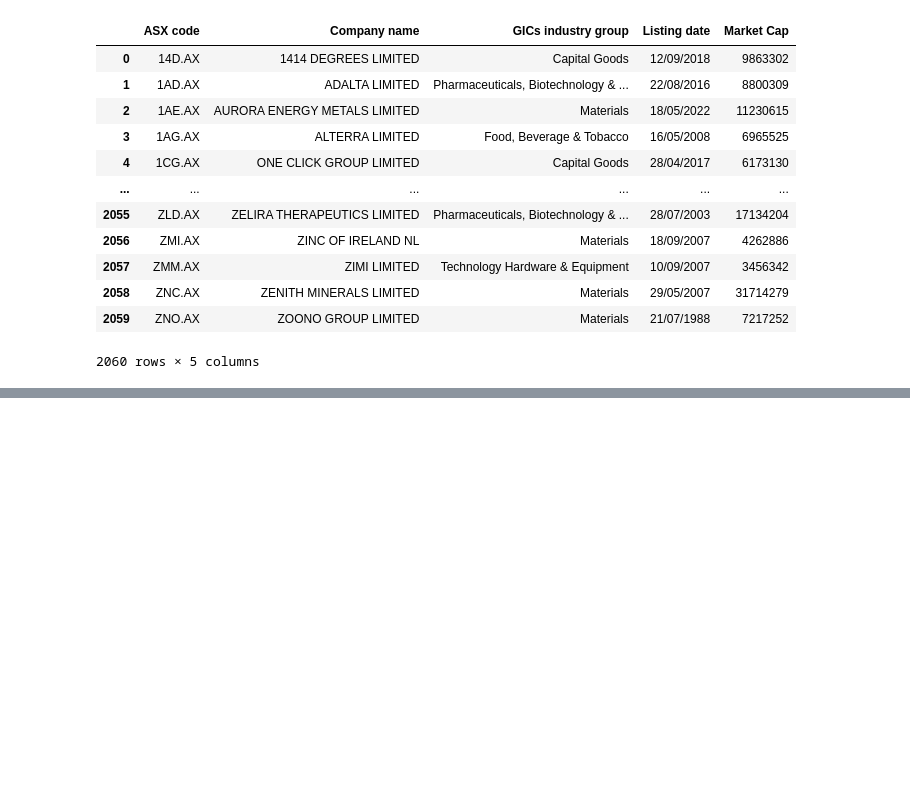
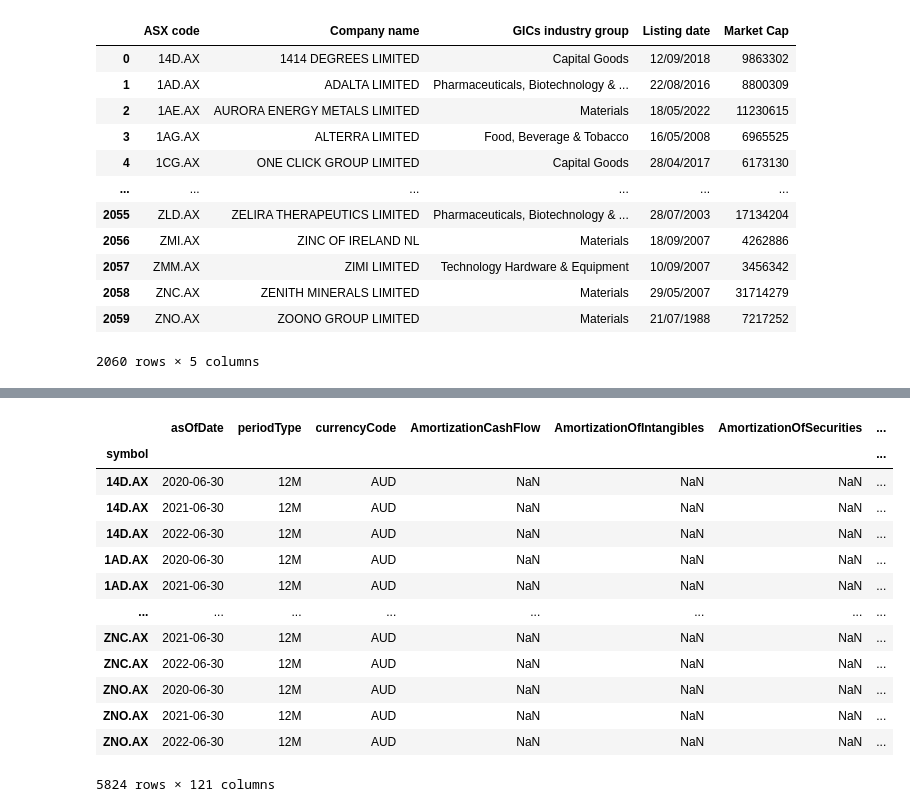
Before and after one commit to mjjohnson94/ASX-Dashboard, a Jupyter notebook: ASX Dashboard - Financials.ipynb, the cells around one changed output, grey strips where cells are left out. Drawn from its saved outputs; the diff is of its cells as text; code cells hidden in the pictures; blank space fills up the shorter version.

```diff
--- a/ASX Dashboard - Financials.ipynb
+++ b/ASX Dashboard - Financials.ipynb
@@ -81,6 +98,23 @@ cashFlow = ticker.cash_flow(trailing=False)
 # Export file as CSV to project directory
 
 cashFlow.to_csv('Desktop/ASX-Dashboard/financials-cashFlowData.csv')
+# %%
+cashFlow
+# %% [output]
+|  | asOfDate | periodType | currencyCode | AmortizationCashFlow | AmortizationOfIntangibles | AmortizationOfSecurities | ... |
+| symbol |  |  |  |  |  |  | ... |
+| 14D.AX | 2020-06-30 | 12M | AUD | NaN | NaN | NaN | ... |
+| 14D.AX | 2021-06-30 | 12M | AUD | NaN | NaN | NaN | ... |
+| 14D.AX | 2022-06-30 | 12M | AUD | NaN | NaN | NaN | ... |
+| 1AD.AX | 2020-06-30 | 12M | AUD | NaN | NaN | NaN | ... |
+| 1AD.AX | 2021-06-30 | 12M | AUD | NaN | NaN | NaN | ... |
+| ... | ... | ... | ... | ... | ... | ... | ... |
+| ZNC.AX | 2021-06-30 | 12M | AUD | NaN | NaN | NaN | ... |
+| ZNC.AX | 2022-06-30 | 12M | AUD | NaN | NaN | NaN | ... |
+| ZNO.AX | 2020-06-30 | 12M | AUD | NaN | NaN | NaN | ... |
+| ZNO.AX | 2021-06-30 | 12M | AUD | NaN | NaN | NaN | ... |
+| ZNO.AX | 2022-06-30 | 12M | AUD | NaN | NaN | NaN | ... |
+5824 rows × 121 columns
 # %%
 # Request income statement data for each ticker
 # Default reporting period type = 12m (annual)
```
Also changed, not shown: parts of 2 cells of this notebook.
